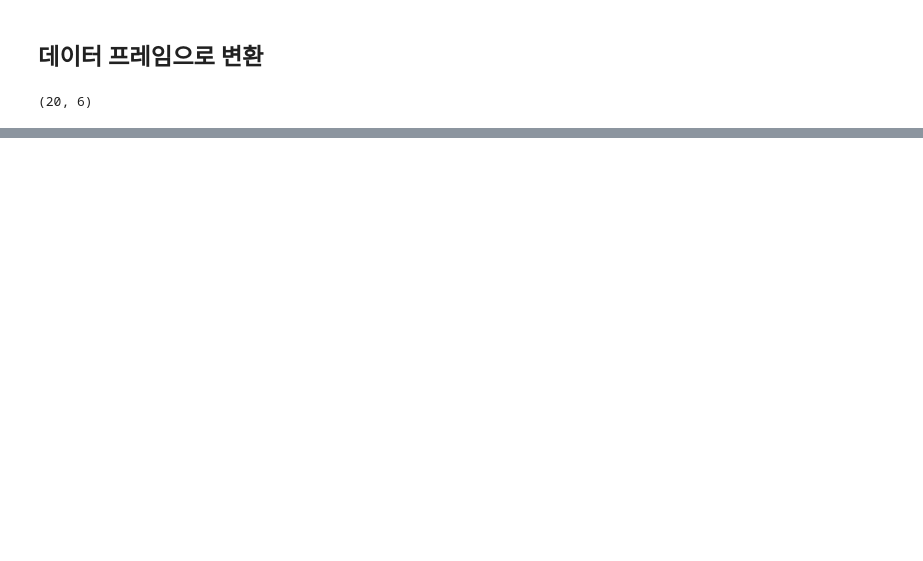
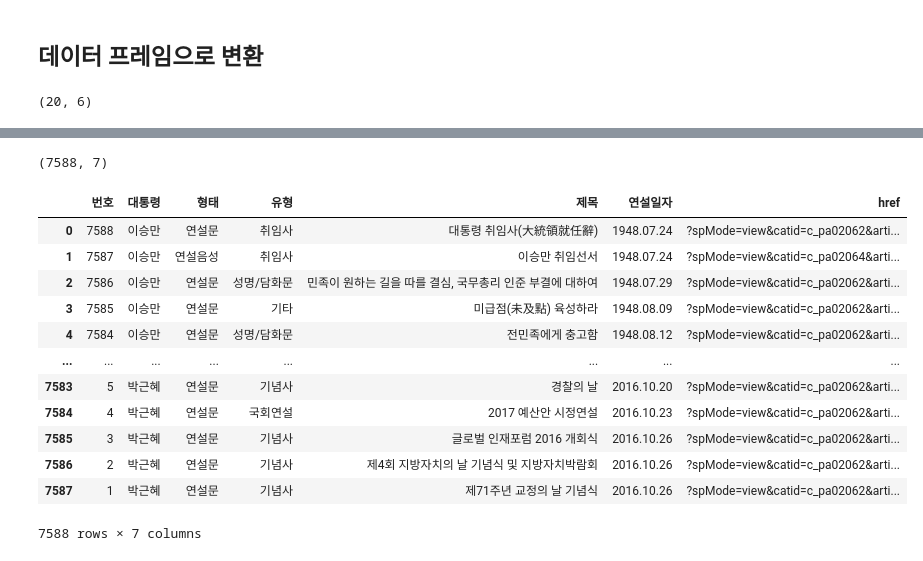
Before and after one commit to corazzon/web_scraping, a Jupyter notebook: 대통령기록관/연설기록.ipynb, the cells around one changed output, grey strips where cells are left out. Saved outputs shown, nothing was run; the diff lists cells and outputs as text; code cells hidden in the pictures; blank space fills up the shorter version.

```diff
--- a/대통령기록관/연설기록.ipynb
+++ b/대통령기록관/연설기록.ipynb
@@ -49,0 +192,5 @@ df.head()
+# %%
+df = pd.concat(page_list)
+df.shape
+# %% [output]
+(7588, 7)
@@ -49,0 +199,16 @@ df.head()
+# %%
+pd.read_csv("대통령연설기록.csv")
+# %% [output]
+|  | 번호 | 대통령 | 형태 | 유형 | 제목 | 연설일자 | href |
+| 0 | 7588 | 이승만 | 연설문 | 취임사 | 대통령 취임사(大統領就任辭) | 1948.07.24 | ?spMode=view&catid=c_pa02062&arti... |
+| 1 | 7587 | 이승만 | 연설음성 | 취임사 | 이승만 취임선서 | 1948.07.24 | ?spMode=view&catid=c_pa02064&arti... |
+| 2 | 7586 | 이승만 | 연설문 | 성명/담화문 | 민족이 원하는 길을 따를 결심, 국무총리 인준 부결에 대하여 | 1948.07.29 | ?spMode=view&catid=c_pa02062&arti... |
+| 3 | 7585 | 이승만 | 연설문 | 기타 | 미급점(未及點) 육성하라 | 1948.08.09 | ?spMode=view&catid=c_pa02062&arti... |
+| 4 | 7584 | 이승만 | 연설문 | 성명/담화문 | 전민족에게 충고함 | 1948.08.12 | ?spMode=view&catid=c_pa02062&arti... |
+| ... | ... | ... | ... | ... | ... | ... | ... |
+| 7583 | 5 | 박근혜 | 연설문 | 기념사 | 경찰의 날 | 2016.10.20 | ?spMode=view&catid=c_pa02062&arti... |
+| 7584 | 4 | 박근혜 | 연설문 | 국회연설 | 2017 예산안 시정연설 | 2016.10.23 | ?spMode=view&catid=c_pa02062&arti... |
+| 7585 | 3 | 박근혜 | 연설문 | 기념사 | 글로벌 인재포럼 2016 개회식 | 2016.10.26 | ?spMode=view&catid=c_pa02062&arti... |
+| 7586 | 2 | 박근혜 | 연설문 | 기념사 | 제4회 지방자치의 날 기념식 및 지방자치박람회 | 2016.10.26 | ?spMode=view&catid=c_pa02062&arti... |
+| 7587 | 1 | 박근혜 | 연설문 | 기념사 | 제71주년 교정의 날 기념식 | 2016.10.26 | ?spMode=view&catid=c_pa02062&arti... |
+7588 rows × 7 columns
```
Also changed, not shown: parts of 19 cells of this notebook.
